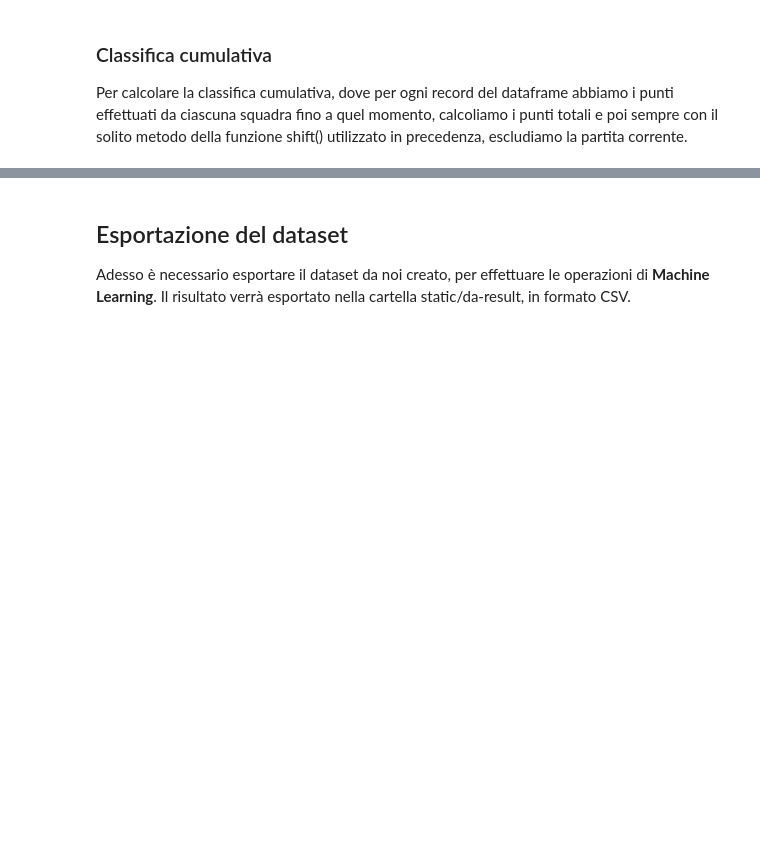
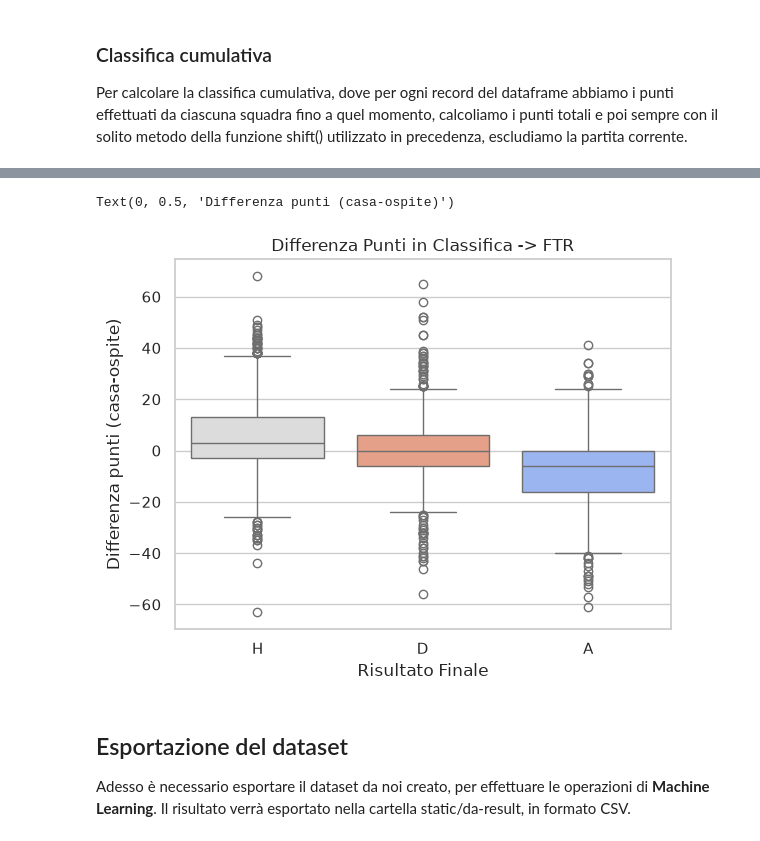
Before and after one commit to Lucaseraaa/sports-game-outcome-predictor, a Jupyter notebook: notebook/feature-engineering.ipynb, the cells around one changed output, grey strips where cells are left out. Saved outputs shown, nothing was run; the diff lists cells and outputs as text; code cells hidden in the pictures; blank space fills up the shorter version.

```diff
--- a/notebook/feature-engineering.ipynb
+++ b/notebook/feature-engineering.ipynb
@@ -329,3 +390,14 @@ final_dataset.head()
+# %%
+# Calcolo la differenza punti
+final_dataset['Points_Difference'] = final_dataset['Home_Current_Points'] - final_dataset['Away_Current_Points']
+
+sns.boxplot(data=final_dataset, x='FTR', y='Points_Difference', hue='FTR', order=['H', 'D', 'A'], palette='coolwarm')
+plt.title('Differenza Punti in Classifica -> FTR')
+plt.xlabel('Risultato Finale')
+plt.ylabel('Differenza punti (casa-ospite)')
+# %% [output]
+Text(0, 0.5, 'Differenza punti (casa-ospite)')
+[figure, added]
 # %% [markdown]
 ## Esportazione del dataset
 Adesso è necessario esportare il dataset da noi creato, per effettuare le operazioni di **Machine Learning**. Il risultato verrà esportato nella cartella static/da-result, in formato CSV.
```
Also changed, not shown: parts of 8 cells of this notebook, 1 other file.
